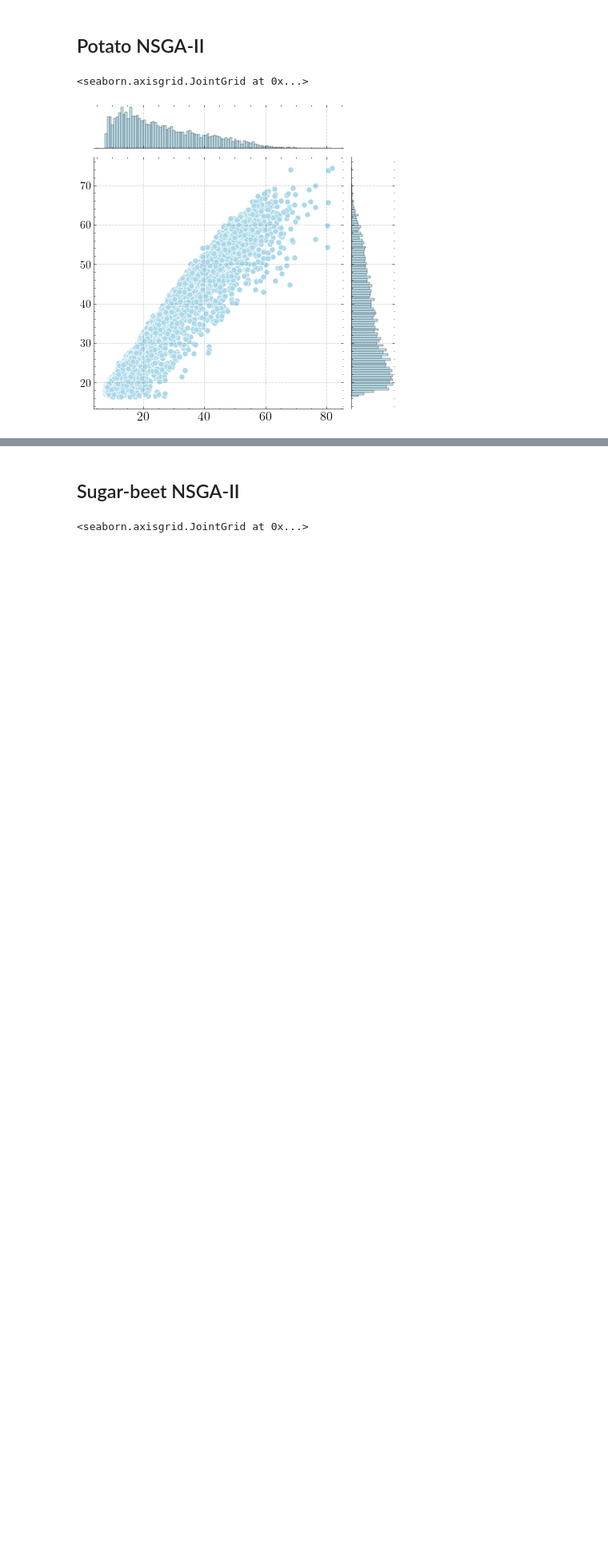
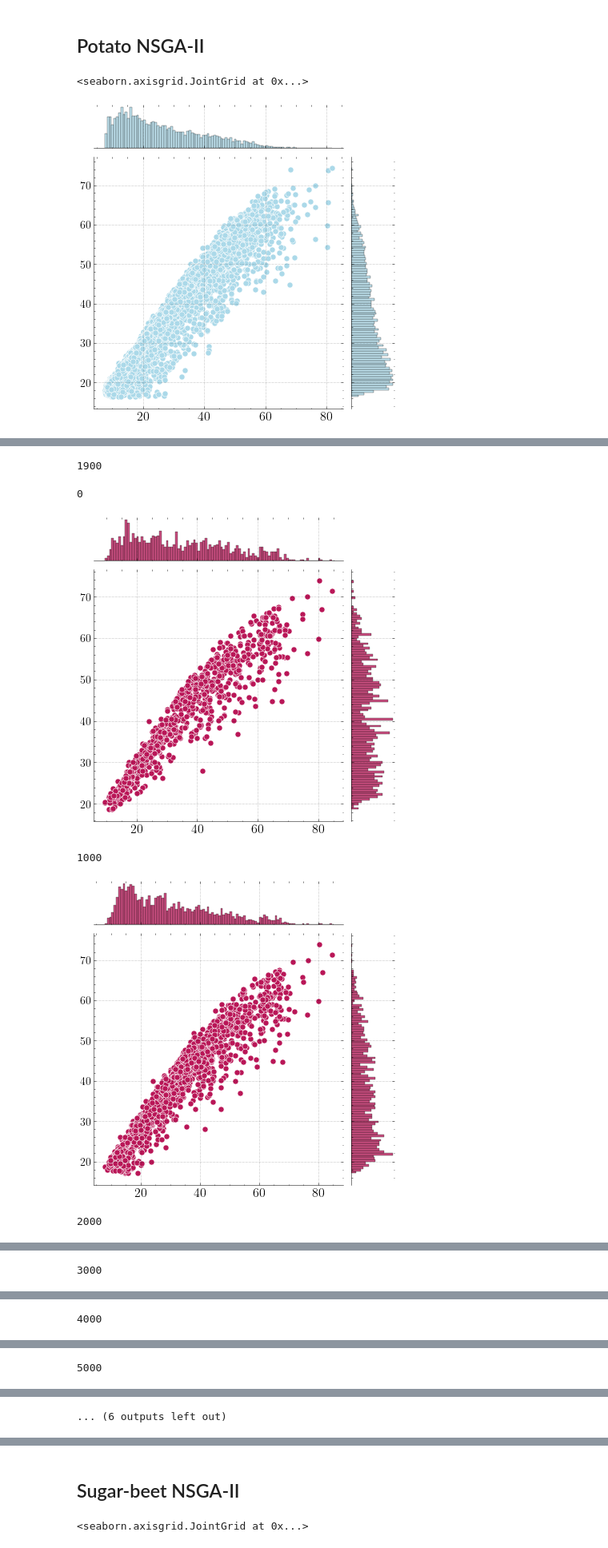
Before and after one commit to EDSEL-skoltech/multi_objective_irrigation, a Jupyter notebook: Plots_for_ICCS_review.ipynb, the cells around one changed output, grey strips where cells are left out. Shown at 80% size. Saved outputs shown, nothing was run; the diff lists cells and outputs as text; code cells hidden in the pictures; blank space fills up the shorter version.

```diff
--- a/Plots_for_ICCS_review.ipynb
+++ b/Plots_for_ICCS_review.ipynb
@@ -1025,0 +1060,2 @@ sns.jointplot(x=potato_irrigation_amount,
+# %%
+colors = sns.color_palette("rocket",n_colors=10)[::-1]
@@ -1025,0 +1066,25 @@ sns.jointplot(x=potato_irrigation_amount,
+# %%
+i
+# %% [output]
+1900
+# %%
+n=0
+for i in range(len(potato_irrigation_amount)):
+    if i%1000!=0:
+        continue
+    else:
+        print(i)
+        sns.jointplot(x=potato_irrigation_amount[:i+1000],
+                      y=potato_water_loss[:i+1000],
+                      color=colors[5],
+                      s=50,
+
+                      marginal_kws=dict(bins=100))
+        plt.show()
+        n+=1
+# %% [output]
+0
+[figure, added]
+1000
+[figure, added]
+2000
@@ -1025,0 +1092 @@ sns.jointplot(x=potato_irrigation_amount,
+3000
@@ -1025,0 +1094 @@ sns.jointplot(x=potato_irrigation_amount,
+4000
@@ -1025,0 +1096 @@ sns.jointplot(x=potato_irrigation_amount,
+5000
@@ -1025,0 +1098 @@ sns.jointplot(x=potato_irrigation_amount,
+... (6 outputs left out)
```
Also changed, not shown: parts of 26 cells of this notebook, 3 other files.
